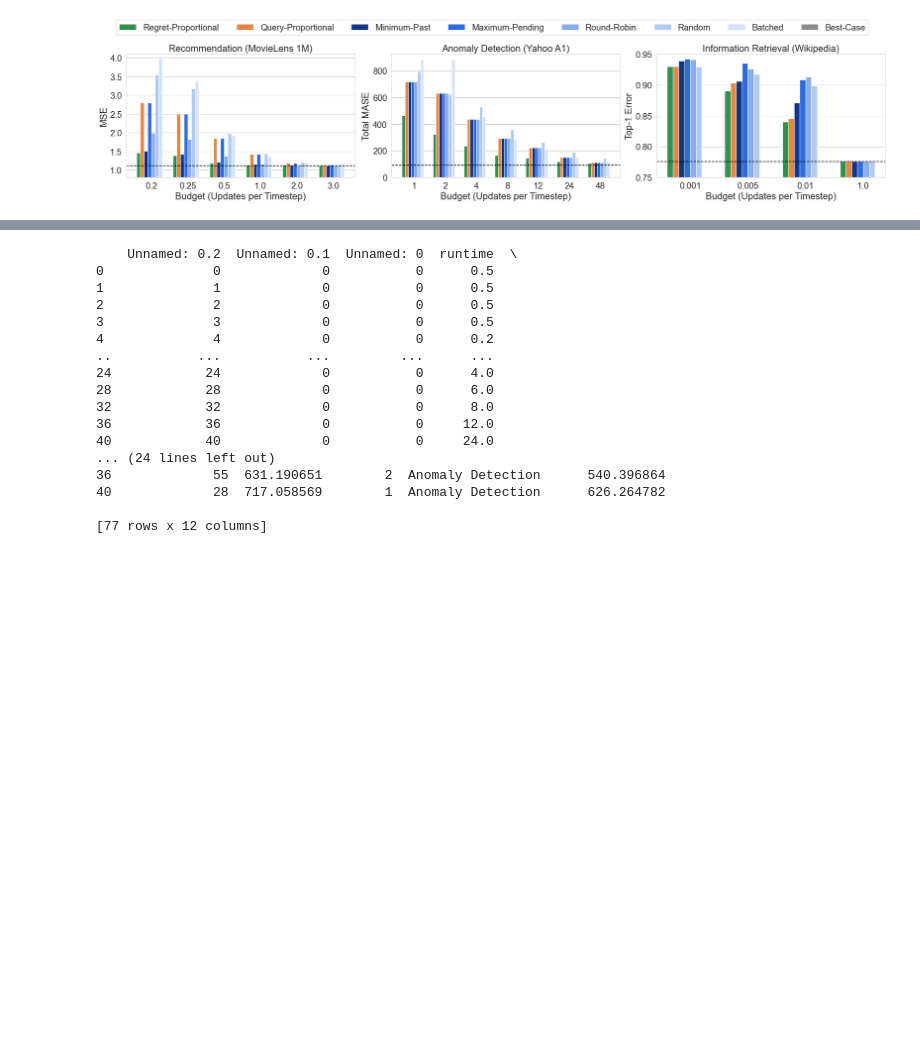
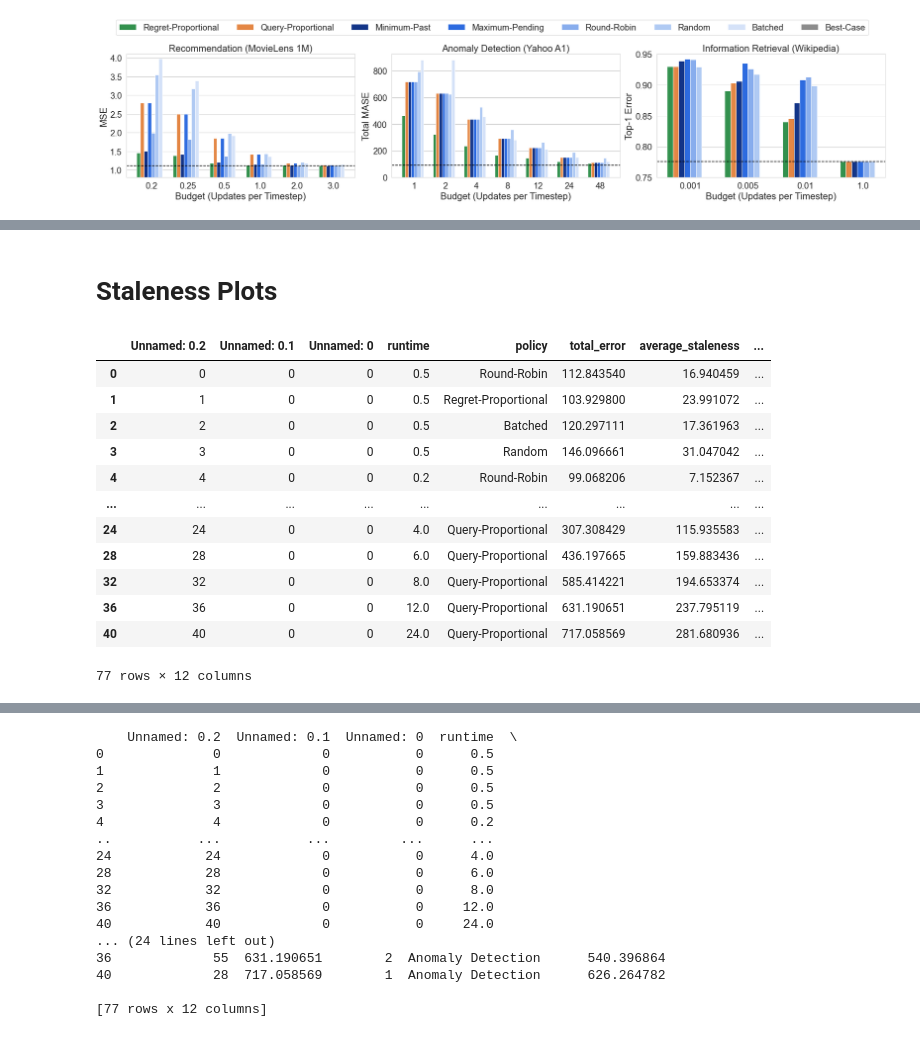
Before and after one commit to feature-store/experiments, a Jupyter notebook: nb/plots.ipynb, the cells around one changed output, grey strips where cells are left out. Saved outputs shown, nothing was run; the diff lists cells and outputs as text; code cells hidden in the pictures; blank space fills up the shorter version.

```diff
--- a/nb/plots.ipynb
+++ b/nb/plots.ipynb
@@ -317,0 +395,18 @@ fig.savefig('../data/plots/line_all.pdf', dpi=300, bbox_inches = "tight")
+# %% [markdown]
+# Staleness Plots
+# %%
+stl_df
+# %% [output]
+|  | Unnamed: 0.2 | Unnamed: 0.1 | Unnamed: 0 | runtime | policy | total_error | average_staleness | ... |
+| 0 | 0 | 0 | 0 | 0.5 | Round-Robin | 112.843540 | 16.940459 | ... |
+| 1 | 1 | 0 | 0 | 0.5 | Regret-Proportional | 103.929800 | 23.991072 | ... |
+| 2 | 2 | 0 | 0 | 0.5 | Batched | 120.297111 | 17.361963 | ... |
+| 3 | 3 | 0 | 0 | 0.5 | Random | 146.096661 | 31.047042 | ... |
+| 4 | 4 | 0 | 0 | 0.2 | Round-Robin | 99.068206 | 7.152367 | ... |
+| ... | ... | ... | ... | ... | ... | ... | ... | ... |
+| 24 | 24 | 0 | 0 | 4.0 | Query-Proportional | 307.308429 | 115.935583 | ... |
+| 28 | 28 | 0 | 0 | 6.0 | Query-Proportional | 436.197665 | 159.883436 | ... |
+| 32 | 32 | 0 | 0 | 8.0 | Query-Proportional | 585.414221 | 194.653374 | ... |
+| 36 | 36 | 0 | 0 | 12.0 | Query-Proportional | 631.190651 | 237.795119 | ... |
+| 40 | 40 | 0 | 0 | 24.0 | Query-Proportional | 717.058569 | 281.680936 | ... |
+77 rows × 12 columns
```
Also changed, not shown: parts of 8 cells of this notebook, 3 other files.
